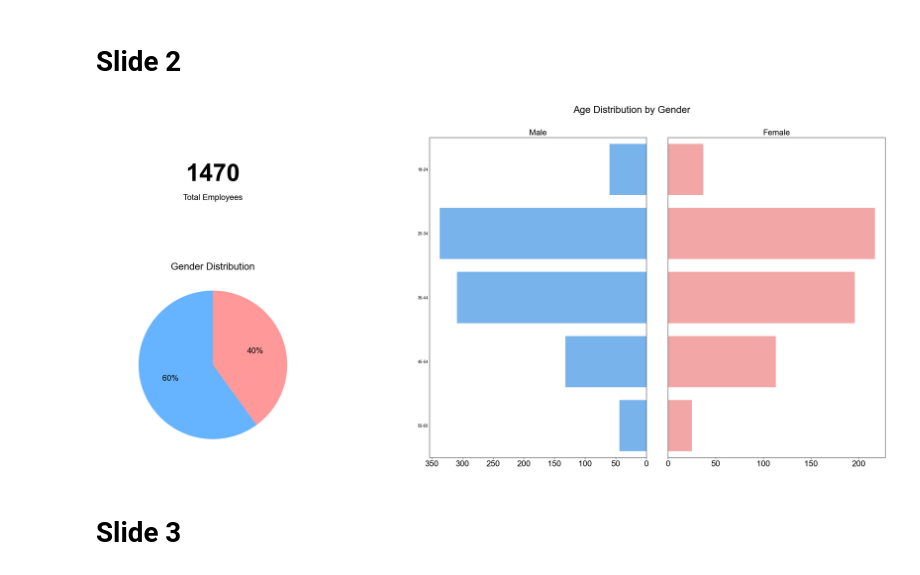
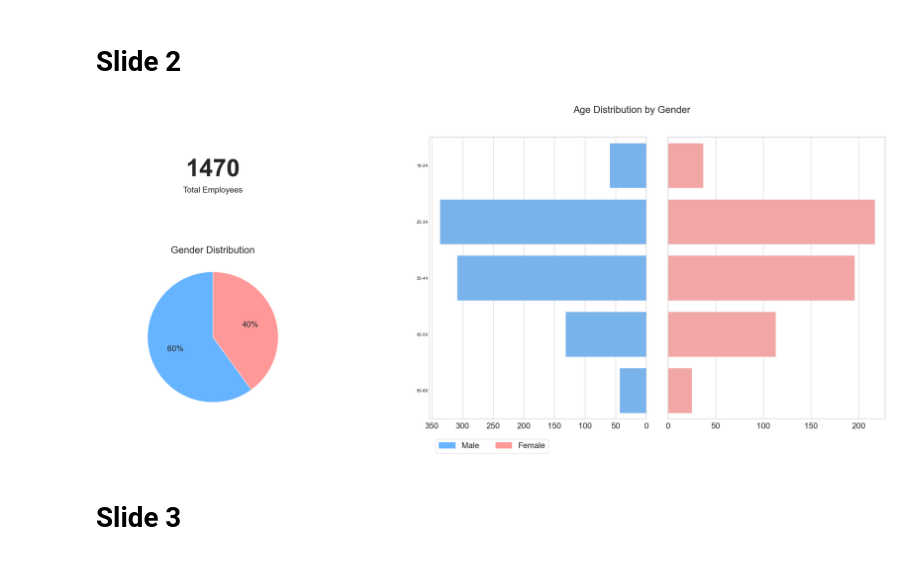
Before and after one commit to HiIamInfi/ibm-hr-data-challenge, a Jupyter notebook: src/visuals.ipynb, the cells around one changed output. Saved outputs shown, nothing was run; the diff lists cells and outputs as text; code cells hidden in the pictures.

Commit message:
Finalized combined image for slide 1

```diff
--- a/src/visuals.ipynb
+++ b/src/visuals.ipynb
@@ -76,37 +76,46 @@ ax_female = fig.add_subplot(pyramid_gs[0, 1])
 
 # Prepare data for the pyramid
 bins = [18, 25, 35, 45, 55, 61]
 labels = ['18-24', '25-34', '35-44', '45-54', '55-60']
 ibm_df['AgeGroup'] = pd.cut(ibm_df['Age'], bins=bins, labels=labels, right=False)
 male_counts = ibm_df[ibm_df['Gender'] == 'Male']['AgeGroup'].value_counts().sort_index()
 female_counts = ibm_df[ibm_df['Gender'] == 'Female']['AgeGroup'].value_counts().sort_index()
 
 # Plot Male data using seaborn
 sns.barplot(y=male_counts.index, x=-male_counts.values, color=COLOR_MALE, ax=ax_male, orient='h')
-ax_male.set_title('Male', fontsize=DESCRIPTION_FONTSIZE)
+ax_male.set_title('')
 ax_male.set_xlabel('')
 ax_male.set_ylabel('')
 ax_male.tick_params(axis='y', length=0) # Hide y-axis ticks
 ax_male.tick_params(axis='x', labelsize=DESCRIPTION_FONTSIZE)
 # Format x-axis to be positive
 ax_male.xaxis.set_major_formatter(plt.FuncFormatter(lambda x, _: f'{abs(int(x))}'))
 
 # Plot Female data using seaborn
 sns.barplot(y=female_counts.index, x=female_counts.values, color=COLOR_FEMALE, ax=ax_female, orient='h')
-ax_female.set_title('Female', fontsize=DESCRIPTION_FONTSIZE)
+ax_female.set_title('')
 ax_female.set_xlabel('')
 ax_female.set_ylabel('')
 ax_female.set_yticks([]) # Hide y-axis labels
 ax_female.tick_params(axis='x', labelsize=DESCRIPTION_FONTSIZE)
 
 # Set shared title for the pyramid
 fig.text(0.66, 0.95, 'Age Distribution by Gender', ha='center', va='center', fontsize=DESCRIPTION_FONTSIZE+4)
 
+female_patch = mpatches.Patch(color=COLOR_FEMALE, label='Female')
+male_patch = mpatches.Patch(color=COLOR_MALE, label='Male')
+
+fig.legend(handles=[male_patch, female_patch],
+           loc='lower center',             # Anchor the legend at its bottom-center
+           bbox_to_anchor=(0.5, 0.05),     # Position it at the bottom-center of the figure
+           ncol=2,                         # Arrange items in 2 columns (one horizontal line)
+           fontsize=DESCRIPTION_FONTSIZE)
+
 # Final Adjustments
-plt.subplots_adjust(left=0.05, right=0.95, top=0.88, bottom=0.05, wspace=0.3, hspace=0.3)
+plt.subplots_adjust(left=0.05, right=0.95, top=0.88, bottom=0.15, wspace=0.3, hspace=0.3)
 plt.savefig('reports/slide2_composite_slide.png', dpi=RESOLUTION)
 # %% [output]
-[figure, old version]
+[figure, new version]
 # %% [markdown]
 # Slide 3
 # %%
```
Also changed, not shown: 4 other files.
